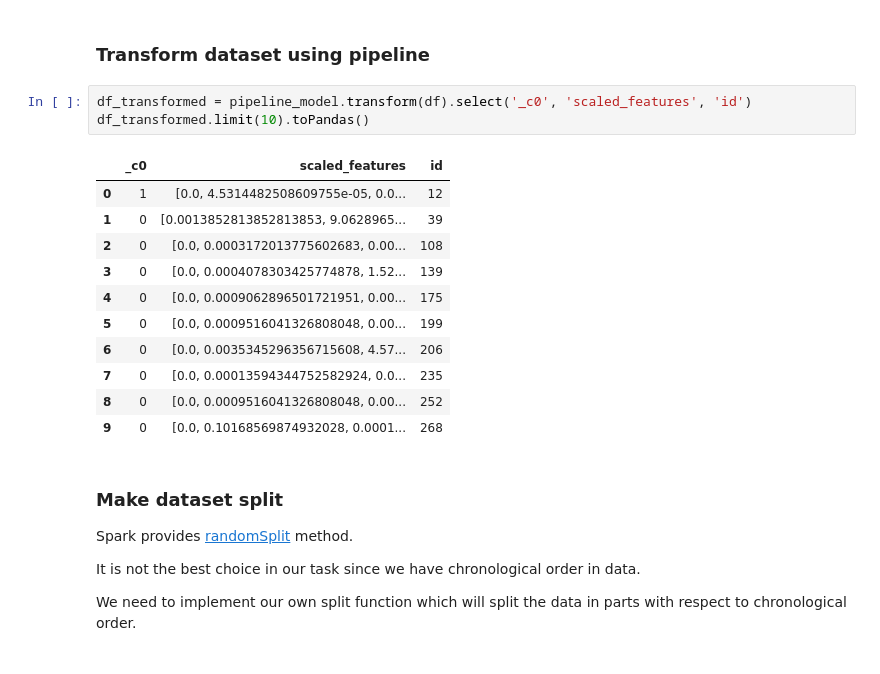
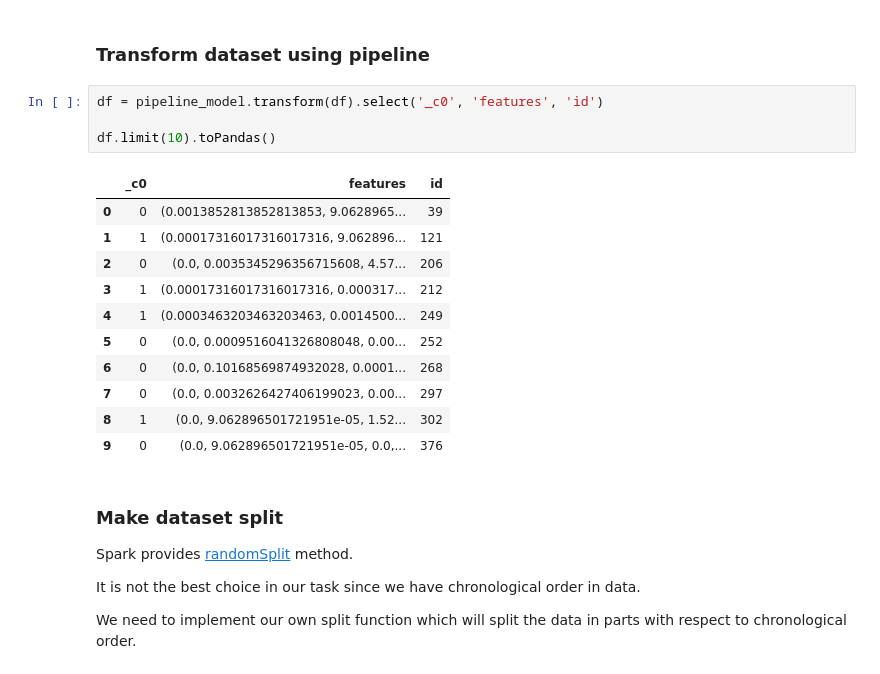
Before and after one commit to maxkvant/MLBD, a Jupyter notebook: sgd_logreg_nn/notebooks/ctr_prediction_mllib_practice.ipynb, the cells around one changed output. Cells and saved outputs as stored; diff of their text form.

```diff
--- a/sgd_logreg_nn/notebooks/ctr_prediction_mllib_practice.ipynb
+++ b/sgd_logreg_nn/notebooks/ctr_prediction_mllib_practice.ipynb
@@ -273,20 +275,21 @@ pipeline_model = PipelineModel.load(path)
 # %% [markdown]
 ### Transform dataset using pipeline
 # %%
-df_transformed = pipeline_model.transform(df).select('_c0', 'scaled_features', 'id')
-df_transformed.limit(10).toPandas()
+df = pipeline_model.transform(df).select('_c0', 'features', 'id')
+
+df.limit(10).toPandas()
 # %% [output]
-|  | _c0 | scaled_features | id |
-| 0 | 1 | [0.0, 4.5314482508609755e-05, 0.0... | 12 |
-| 1 | 0 | [0.0013852813852813853, 9.0628965... | 39 |
-| 2 | 0 | [0.0, 0.0003172013775602683, 0.00... | 108 |
-| 3 | 0 | [0.0, 0.0004078303425774878, 1.52... | 139 |
-| 4 | 0 | [0.0, 0.0009062896501721951, 0.00... | 175 |
-| 5 | 0 | [0.0, 0.0009516041326808048, 0.00... | 199 |
-| 6 | 0 | [0.0, 0.0035345296356715608, 4.57... | 206 |
-| 7 | 0 | [0.0, 0.00013594344752582924, 0.0... | 235 |
-| 8 | 0 | [0.0, 0.0009516041326808048, 0.00... | 252 |
-| 9 | 0 | [0.0, 0.10168569874932028, 0.0001... | 268 |
+|  | _c0 | features | id |
+| 0 | 0 | (0.0013852813852813853, 9.0628965... | 39 |
+| 1 | 1 | (0.00017316017316017316, 9.062896... | 121 |
+| 2 | 0 | (0.0, 0.0035345296356715608, 4.57... | 206 |
+| 3 | 1 | (0.00017316017316017316, 0.000317... | 212 |
+| 4 | 1 | (0.0003463203463203463, 0.0014500... | 249 |
+| 5 | 0 | (0.0, 0.0009516041326808048, 0.00... | 252 |
+| 6 | 0 | (0.0, 0.10168569874932028, 0.0001... | 268 |
+| 7 | 0 | (0.0, 0.0032626427406199023, 0.00... | 297 |
+| 8 | 1 | (0.0, 9.062896501721951e-05, 1.52... | 302 |
+| 9 | 0 | (0.0, 9.062896501721951e-05, 0.0,... | 376 |
 # %% [markdown]
 ### Make dataset split
 
```
Also changed, not shown: parts of 23 cells of this notebook.
